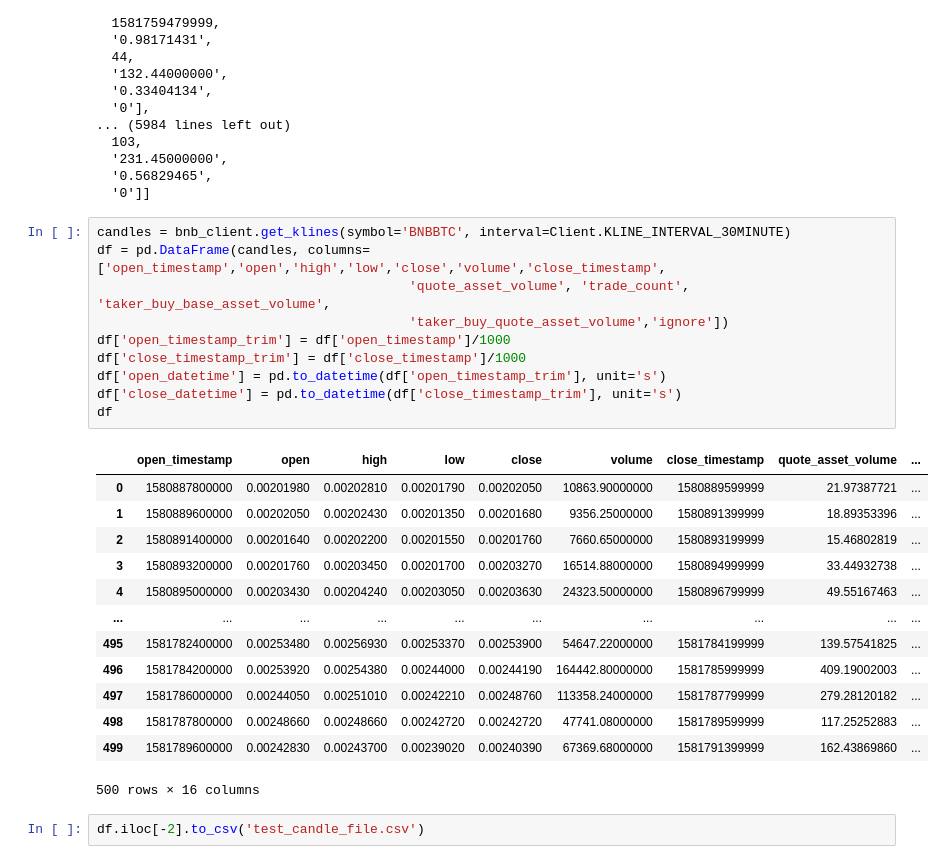
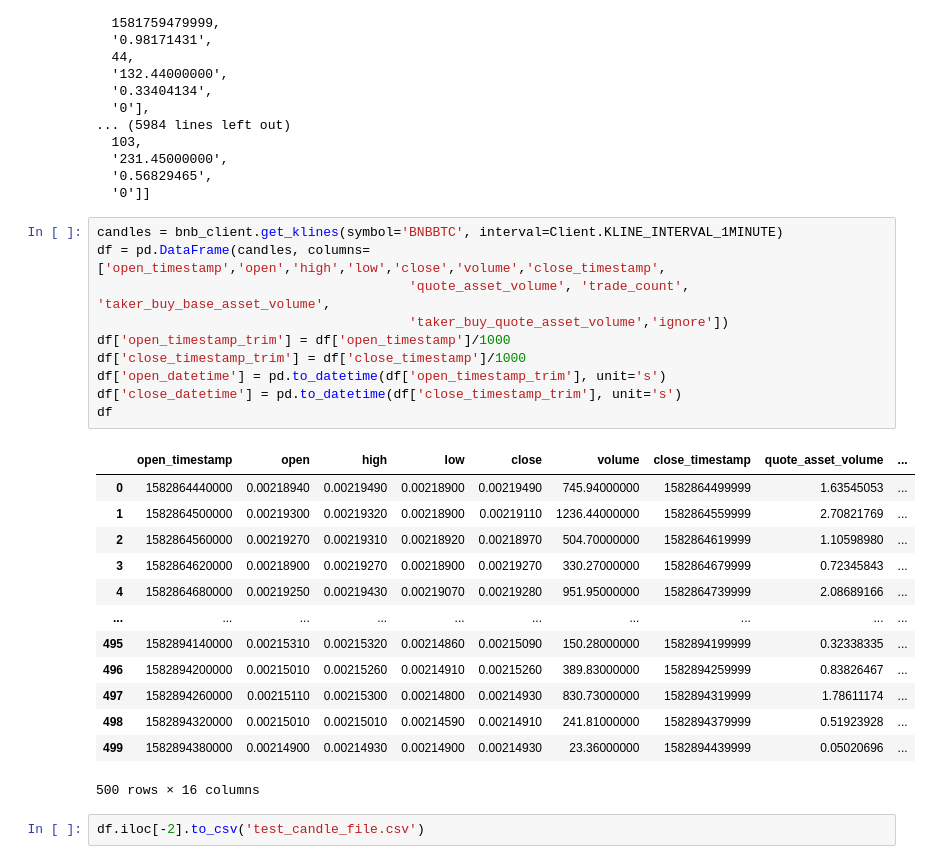
Before and after one commit to ChrisMcPherson/logic_by_loidsig, a Jupyter notebook: notebooks/eda_notebooks/binance_data_exploration.ipynb, the cells around one changed output. Drawn from its saved outputs; the diff is of its cells as text.

```diff
--- a/notebooks/eda_notebooks/binance_data_exploration.ipynb
+++ b/notebooks/eda_notebooks/binance_data_exploration.ipynb
@@ -63,28 +63,28 @@ candles
   '0.56829465',
   '0']]
 # %%
-candles = bnb_client.get_klines(symbol='BNBBTC', interval=Client.KLINE_INTERVAL_30MINUTE)
+candles = bnb_client.get_klines(symbol='BNBBTC', interval=Client.KLINE_INTERVAL_1MINUTE)
 df = pd.DataFrame(candles, columns=['open_timestamp','open','high','low','close','volume','close_timestamp',
                                         'quote_asset_volume', 'trade_count', 'taker_buy_base_asset_volume',
                                         'taker_buy_quote_asset_volume','ignore'])
 df['open_timestamp_trim'] = df['open_timestamp']/1000
 df['close_timestamp_trim'] = df['close_timestamp']/1000
 df['open_datetime'] = pd.to_datetime(df['open_timestamp_trim'], unit='s')
 df['close_datetime'] = pd.to_datetime(df['close_timestamp_trim'], unit='s')
 df
 # %% [output]
 |  | open_timestamp | open | high | low | close | volume | close_timestamp | quote_asset_volume | ... |
-| 0 | 1580887800000 | 0.00201980 | 0.00202810 | 0.00201790 | 0.00202050 | 10863.90000000 | 1580889599999 | 21.97387721 | ... |
-| 1 | 1580889600000 | 0.00202050 | 0.00202430 | 0.00201350 | 0.00201680 | 9356.25000000 | 1580891399999 | 18.89353396 | ... |
-| 2 | 1580891400000 | 0.00201640 | 0.00202200 | 0.00201550 | 0.00201760 | 7660.65000000 | 1580893199999 | 15.46802819 | ... |
-| 3 | 1580893200000 | 0.00201760 | 0.00203450 | 0.00201700 | 0.00203270 | 16514.88000000 | 1580894999999 | 33.44932738 | ... |
-| 4 | 1580895000000 | 0.00203430 | 0.00204240 | 0.00203050 | 0.00203630 | 24323.50000000 | 1580896799999 | 49.55167463 | ... |
+| 0 | 1582864440000 | 0.00218940 | 0.00219490 | 0.00218900 | 0.00219490 | 745.94000000 | 1582864499999 | 1.63545053 | ... |
+| 1 | 1582864500000 | 0.00219300 | 0.00219320 | 0.00218900 | 0.00219110 | 1236.44000000 | 1582864559999 | 2.70821769 | ... |
+| 2 | 1582864560000 | 0.00219270 | 0.00219310 | 0.00218920 | 0.00218970 | 504.70000000 | 1582864619999 | 1.10598980 | ... |
+| 3 | 1582864620000 | 0.00218900 | 0.00219270 | 0.00218900 | 0.00219270 | 330.27000000 | 1582864679999 | 0.72345843 | ... |
+| 4 | 1582864680000 | 0.00219250 | 0.00219430 | 0.00219070 | 0.00219280 | 951.95000000 | 1582864739999 | 2.08689166 | ... |
 | ... | ... | ... | ... | ... | ... | ... | ... | ... | ... |
-| 495 | 1581782400000 | 0.00253480 | 0.00256930 | 0.00253370 | 0.00253900 | 54647.22000000 | 1581784199999 | 139.57541825 | ... |
-| 496 | 1581784200000 | 0.00253920 | 0.00254380 | 0.00244000 | 0.00244190 | 164442.80000000 | 1581785999999 | 409.19002003 | ... |
-| 497 | 1581786000000 | 0.00244050 | 0.00251010 | 0.00242210 | 0.00248760 | 113358.24000000 | 1581787799999 | 279.28120182 | ... |
-| 498 | 1581787800000 | 0.00248660 | 0.00248660 | 0.00242720 | 0.00242720 | 47741.08000000 | 1581789599999 | 117.25252883 | ... |
-| 499 | 1581789600000 | 0.00242830 | 0.00243700 | 0.00239020 | 0.00240390 | 67369.68000000 | 1581791399999 | 162.43869860 | ... |
+| 495 | 1582894140000 | 0.00215310 | 0.00215320 | 0.00214860 | 0.00215090 | 150.28000000 | 1582894199999 | 0.32338335 | ... |
+| 496 | 1582894200000 | 0.00215010 | 0.00215260 | 0.00214910 | 0.00215260 | 389.83000000 | 1582894259999 | 0.83826467 | ... |
+| 497 | 1582894260000 | 0.00215110 | 0.00215300 | 0.00214800 | 0.00214930 | 830.73000000 | 1582894319999 | 1.78611174 | ... |
+| 498 | 1582894320000 | 0.00215010 | 0.00215010 | 0.00214590 | 0.00214910 | 241.81000000 | 1582894379999 | 0.51923928 | ... |
+| 499 | 1582894380000 | 0.00214900 | 0.00214930 | 0.00214900 | 0.00214930 | 23.36000000 | 1582894439999 | 0.05020696 | ... |
 500 rows × 16 columns
 # %%
 df.iloc[-2].to_csv('test_candle_file.csv')
```
Also changed, not shown: parts of 4 cells of this notebook, 3 other files.
